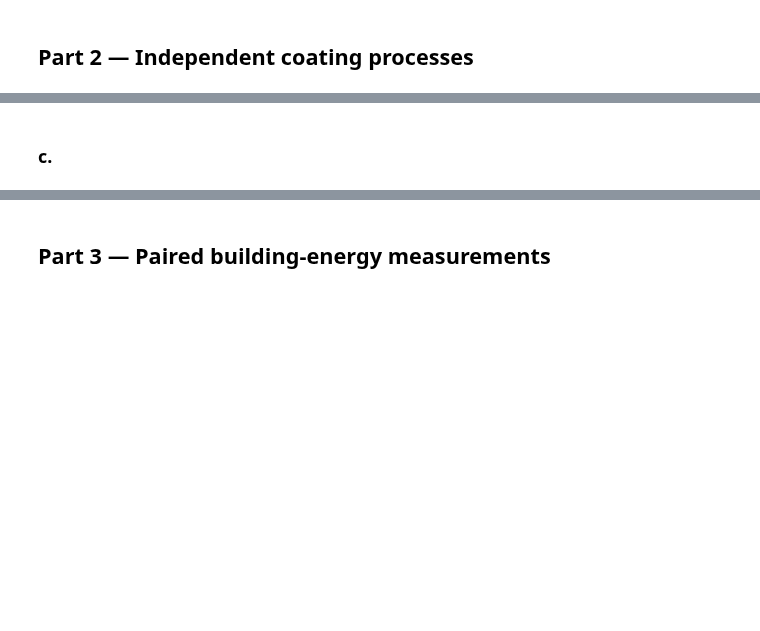
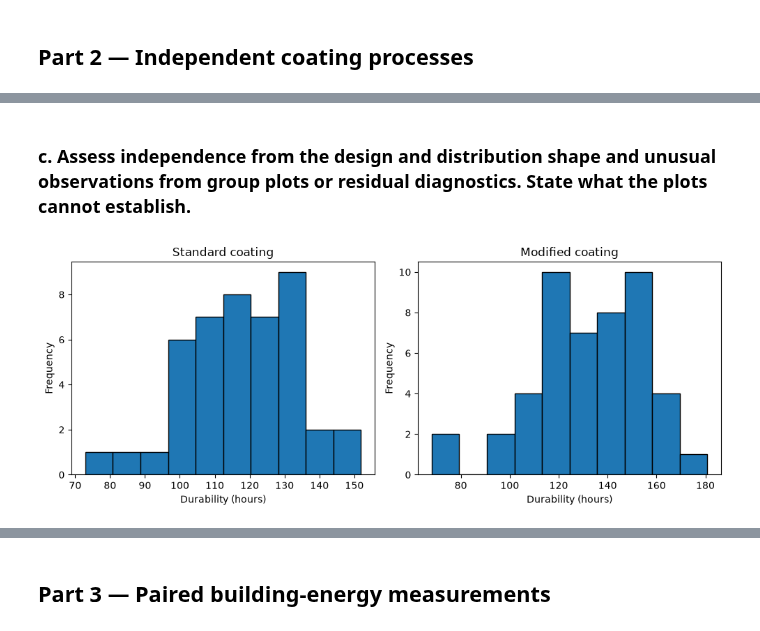
Before and after one commit to SnehaKoirala/STA_Assignments, a Jupyter notebook: Assignment4/Assignment4.ipynb, the cells around one changed output, grey strips where cells are left out. Drawn from its saved outputs; the diff is of its cells as text; code cells hidden in the pictures; blank space fills up the shorter version.

```diff
--- a/Assignment4/Assignment4.ipynb
+++ b/Assignment4/Assignment4.ipynb
@@ -307,2 +495,20 @@ Describe Type I and Type II errors in one of the two one-sample studies and stat
 # %% [markdown]
-### c.
+### c. Assess independence from the design and distribution shape and unusual observations from group plots or residual diagnostics. State what the plots cannot establish.
+# %%
+
+fig, axes = plt.subplots(1, 2, figsize=(10, 4))
+
+axes[0].hist(standard, bins=10, edgecolor="black")
+axes[0].set_title("Standard coating")
+axes[0].set_xlabel("Durability (hours)")
+axes[0].set_ylabel("Frequency")
+
+axes[1].hist(modified, bins=10, edgecolor="black")
+axes[1].set_title("Modified coating")
+axes[1].set_xlabel("Durability (hours)")
+axes[1].set_ylabel("Frequency")
+
+plt.tight_layout()
+plt.show()
+# %% [output]
+[figure, added]
```
Also changed, not shown: parts of 27 cells of this notebook.
